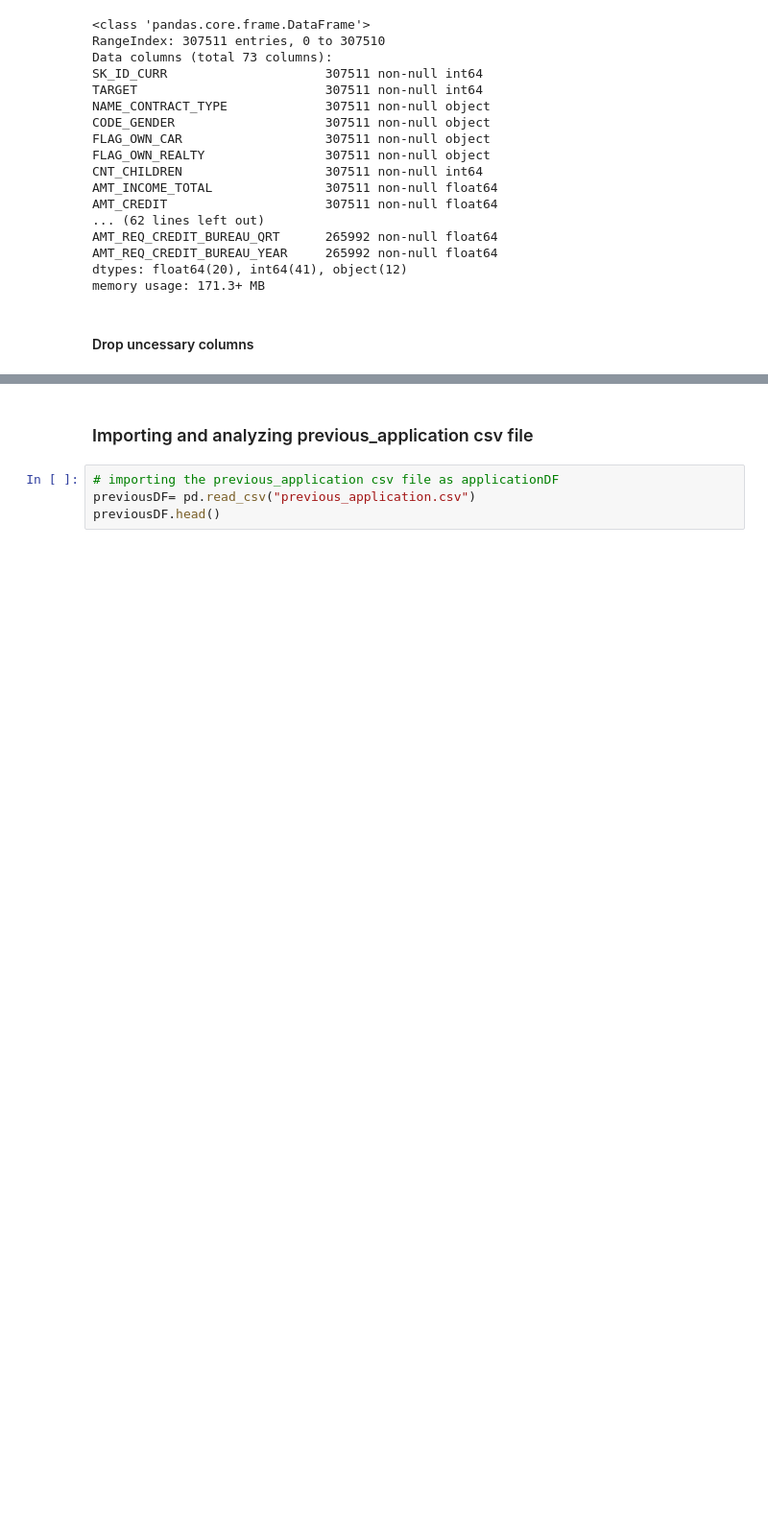
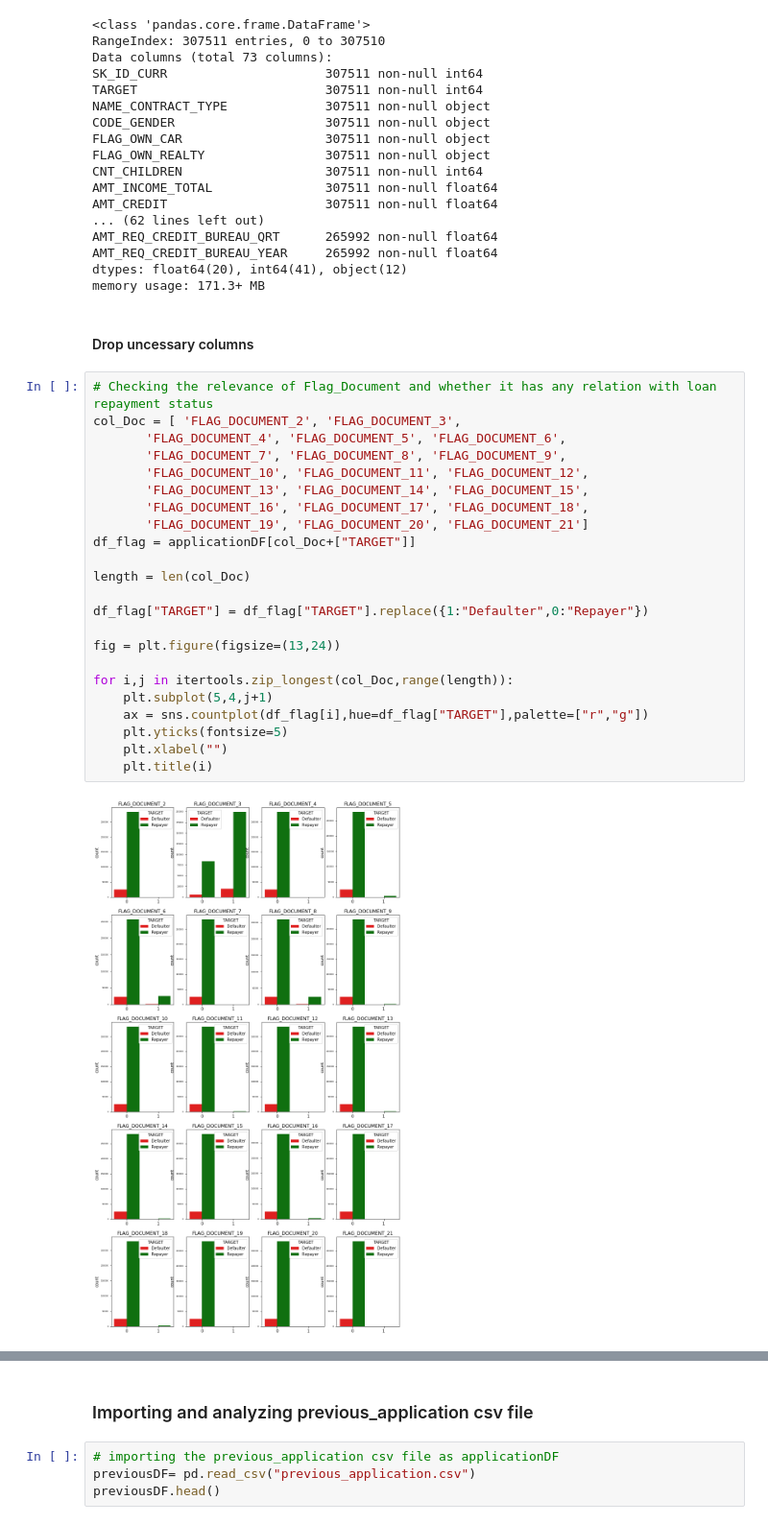
Before and after one commit to padma-it/DataScienceCaseStudies, a Jupyter notebook: Credit EDA/EDA Case Study - Bank Loan - Amrita.ipynb, the cells around one changed output, grey strips where cells are left out. Shown at 96% size. Drawn from its saved outputs; the diff is of its cells as text; blank space fills up the shorter version.

```diff
--- a/Credit EDA/EDA Case Study - Bank Loan - Amrita.ipynb
+++ b/Credit EDA/EDA Case Study - Bank Loan - Amrita.ipynb
@@ -209,3 +209,28 @@ dtypes: float64(20), int64(41), object(12)
 memory usage: 171.3+ MB
 # %% [markdown]
 #### Drop uncessary columns
+# %%
+# Checking the relevance of Flag_Document and whether it has any relation with loan repayment status
+col_Doc = [ 'FLAG_DOCUMENT_2', 'FLAG_DOCUMENT_3',
+       'FLAG_DOCUMENT_4', 'FLAG_DOCUMENT_5', 'FLAG_DOCUMENT_6',
+       'FLAG_DOCUMENT_7', 'FLAG_DOCUMENT_8', 'FLAG_DOCUMENT_9',
+       'FLAG_DOCUMENT_10', 'FLAG_DOCUMENT_11', 'FLAG_DOCUMENT_12',
+       'FLAG_DOCUMENT_13', 'FLAG_DOCUMENT_14', 'FLAG_DOCUMENT_15',
+       'FLAG_DOCUMENT_16', 'FLAG_DOCUMENT_17', 'FLAG_DOCUMENT_18',
+       'FLAG_DOCUMENT_19', 'FLAG_DOCUMENT_20', 'FLAG_DOCUMENT_21']
+df_flag = applicationDF[col_Doc+["TARGET"]]
+
+length = len(col_Doc)
+
+df_flag["TARGET"] = df_flag["TARGET"].replace({1:"Defaulter",0:"Repayer"})
+
+fig = plt.figure(figsize=(13,24))
+
+for i,j in itertools.zip_longest(col_Doc,range(length)):
+    plt.subplot(5,4,j+1)
+    ax = sns.countplot(df_flag[i],hue=df_flag["TARGET"],palette=["r","g"])
+    plt.yticks(fontsize=5)
+    plt.xlabel("")
+    plt.title(i)
+# %% [output]
+[figure, added]
```
Also changed, not shown: parts of 7 cells of this notebook.
